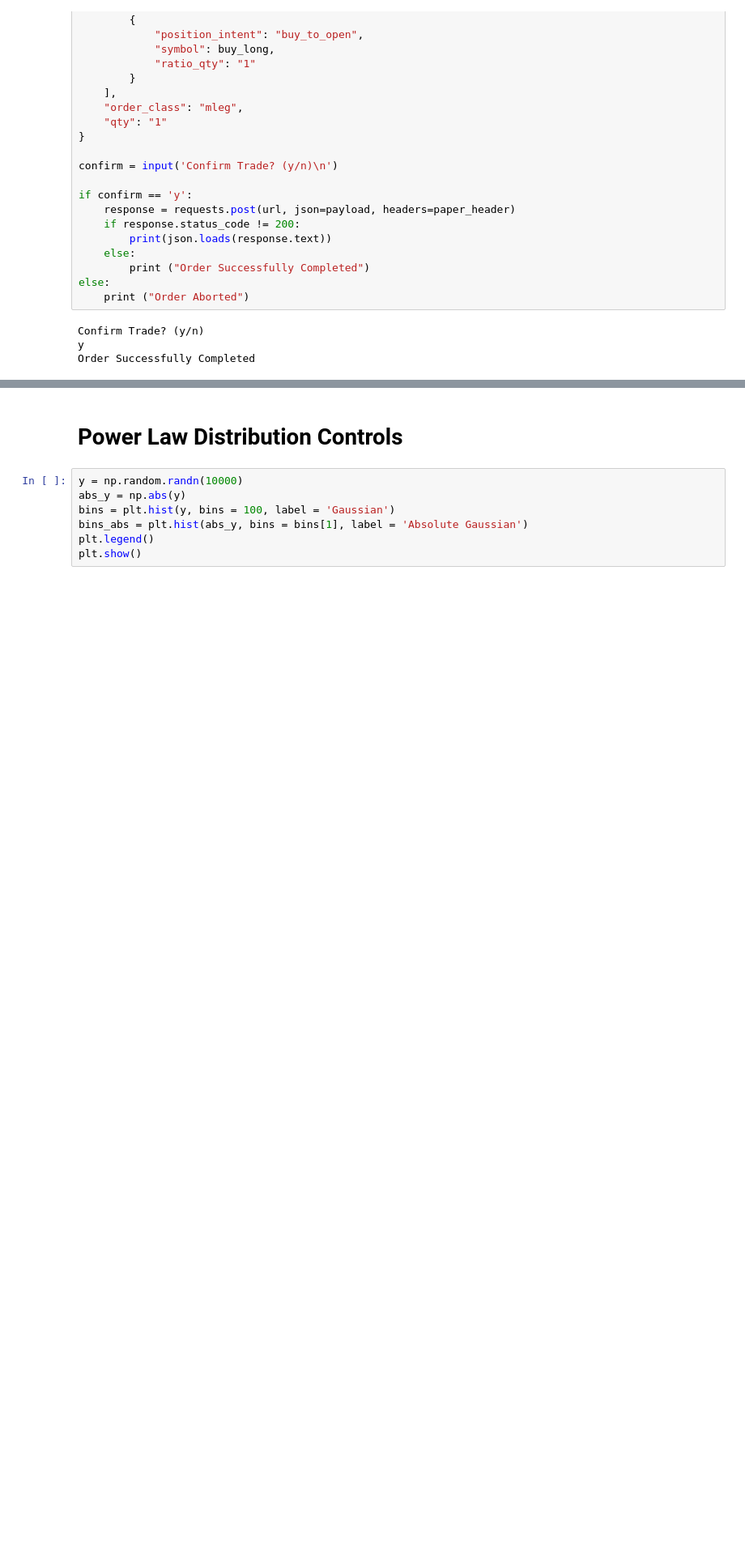
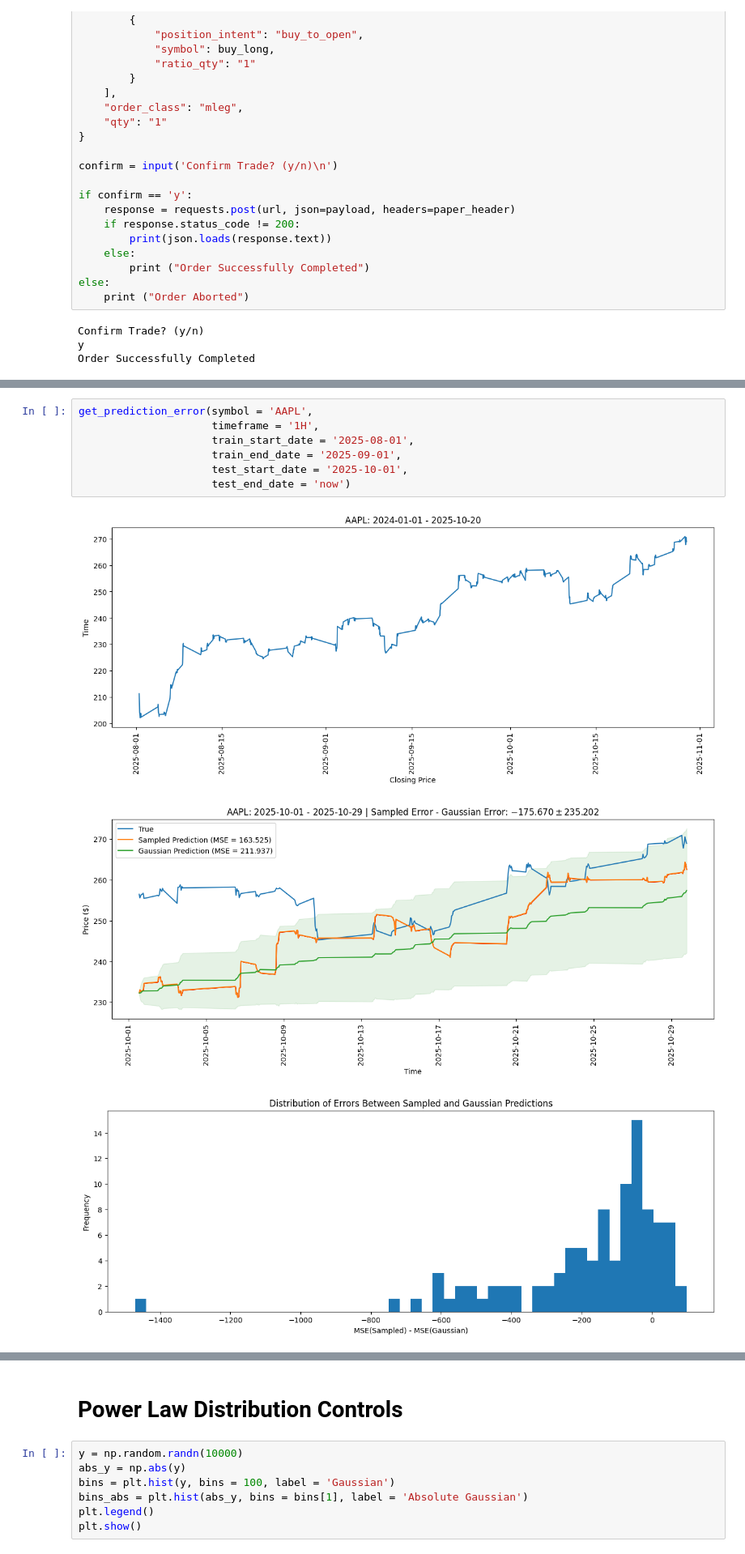
Before and after one commit to Omairss/spectral_nature, a Jupyter notebook: notebooks/alpaca_playbook.ipynb, the cells around one changed output, grey strips where cells are left out. Shown at 81% size. Drawn from its saved outputs; the diff is of its cells as text; blank space fills up the shorter version.

```diff
--- a/notebooks/alpaca_playbook.ipynb
+++ b/notebooks/alpaca_playbook.ipynb
@@ -189,0 +152,11 @@ get_historical_magnitude_plots(symbol = 'GLD',
+# %%
+get_prediction_error(symbol = 'AAPL',
+                     timeframe = '1H',
+                     train_start_date = '2025-08-01',
+                     train_end_date = '2025-09-01',
+                     test_start_date = '2025-10-01',
+                     test_end_date = 'now')
+# %% [output]
+[figure, added]
+[figure, added]
+[figure, added]
```
Also changed, not shown: parts of 14 cells of this notebook, 1 other file.
